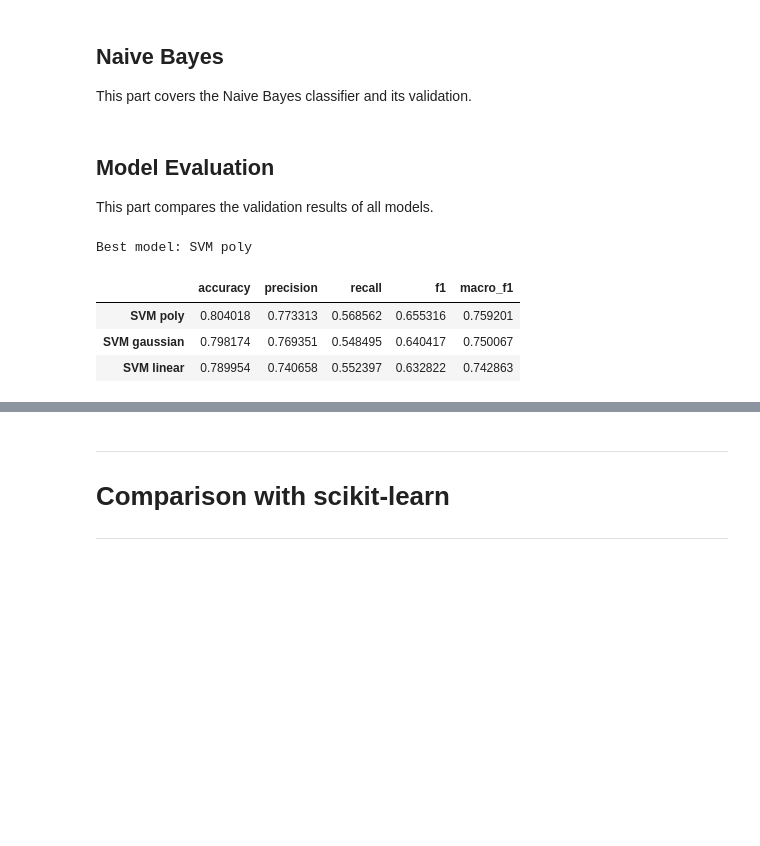
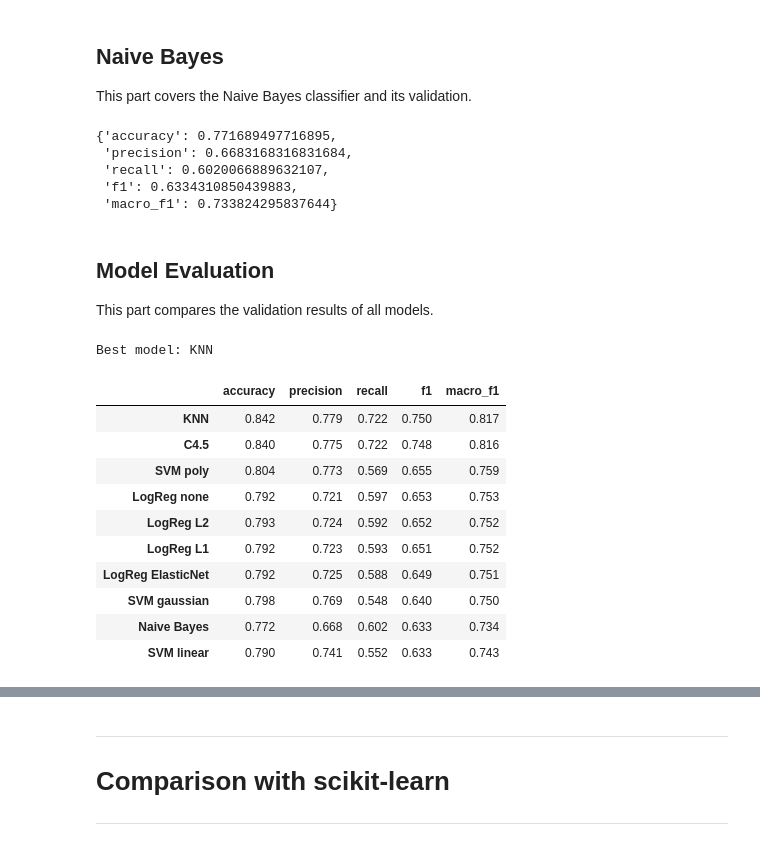
Before and after one commit to buege-putra/IF3170_G23_NoName, a Jupyter notebook: notebook.ipynb, the cells around one changed output, grey strips where cells are left out. Saved outputs shown, nothing was run; the diff lists cells and outputs as text; code cells hidden in the pictures; blank space fills up the shorter version.

```diff
--- a/notebook.ipynb
+++ b/notebook.ipynb
@@ -911,7 +989,13 @@ for name, kw in svm_configs.items():
 
 This part covers the Naive Bayes classifier and its validation.
 # %%
-evaluate('Naive Bayes', lambda: NaiveBayes(categorical=cat_idx), variant='tree')
+evaluate('Naive Bayes', lambda: NaiveBayes(categorical=nb_idx), variant='nb')
+# %% [output]
+{'accuracy': 0.771689497716895,
+ 'precision': 0.6683168316831684,
+ 'recall': 0.6020066889632107,
+ 'f1': 0.6334310850439883,
+ 'macro_f1': 0.733824295837644}
 # %% [markdown]
 ## Model Evaluation
 
@@ -919,14 +1003,21 @@ This part compares the validation results of all models.
 # %%
 ranking = pd.DataFrame(results).T.sort_values('f1', ascending=False)
 BEST_NAME = ranking.index[0]
 print('Best model:', BEST_NAME)
-ranking
+ranking.round(3)
 # %% [output]
-Best model: SVM poly
+Best model: KNN
 |  | accuracy | precision | recall | f1 | macro_f1 |
-| SVM poly | 0.804018 | 0.773313 | 0.568562 | 0.655316 | 0.759201 |
-| SVM gaussian | 0.798174 | 0.769351 | 0.548495 | 0.640417 | 0.750067 |
-| SVM linear | 0.789954 | 0.740658 | 0.552397 | 0.632822 | 0.742863 |
+| KNN | 0.842 | 0.779 | 0.722 | 0.750 | 0.817 |
+| C4.5 | 0.840 | 0.775 | 0.722 | 0.748 | 0.816 |
+| SVM poly | 0.804 | 0.773 | 0.569 | 0.655 | 0.759 |
+| LogReg none | 0.792 | 0.721 | 0.597 | 0.653 | 0.753 |
+| LogReg L2 | 0.793 | 0.724 | 0.592 | 0.652 | 0.752 |
+| LogReg L1 | 0.792 | 0.723 | 0.593 | 0.651 | 0.752 |
+| LogReg ElasticNet | 0.792 | 0.725 | 0.588 | 0.649 | 0.751 |
+| SVM gaussian | 0.798 | 0.769 | 0.548 | 0.640 | 0.750 |
+| Naive Bayes | 0.772 | 0.668 | 0.602 | 0.633 | 0.734 |
+| SVM linear | 0.790 | 0.741 | 0.552 | 0.633 | 0.743 |
 # %%
 ranking[['accuracy', 'precision', 'recall', 'f1']].plot.bar(figsize=(11, 4))
 plt.title('Validation metrics per model')
```
Also changed, not shown: parts of 25 cells of this notebook.
